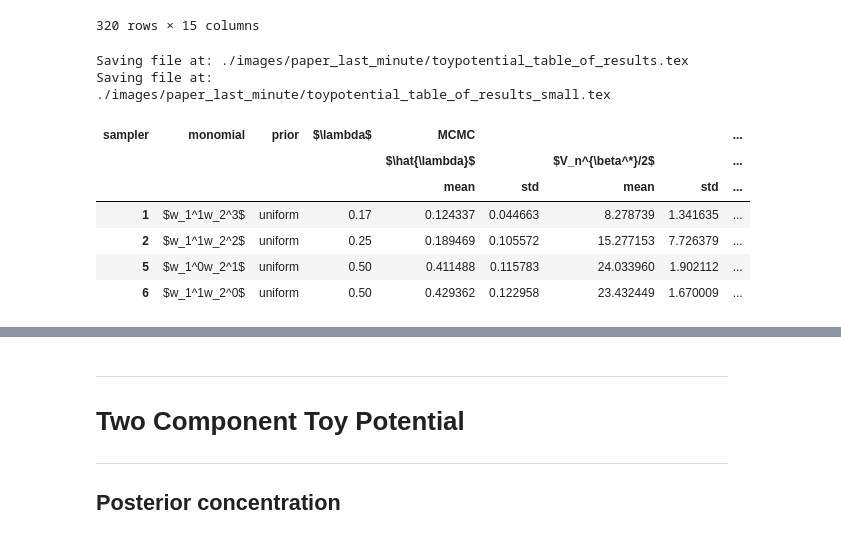
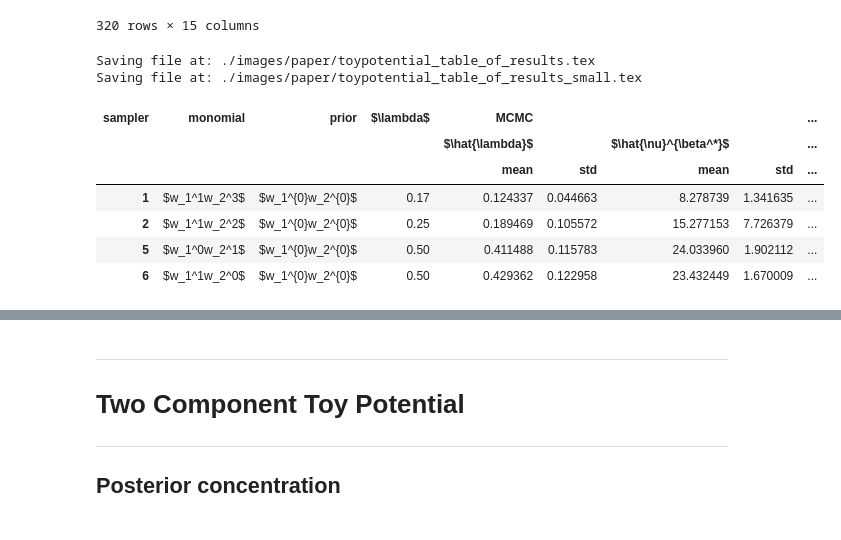
Before and after one commit to edmundlth/scalable_learning_coefficient_with_sgld, a Jupyter notebook: plot_toypotential_expt.ipynb, the cells around one changed output, grey strips where cells are left out. Drawn from its saved outputs; the diff is of its cells as text; code cells hidden in the pictures.

```diff
--- a/plot_toypotential_expt.ipynb
+++ b/plot_toypotential_expt.ipynb
@@ -13,7 +13,7 @@ sns.set()
 sns.set_style("whitegrid")
 
 IMAGEDIR = "./images/paper"
-DRYRUN = True
+DRYRUN = False
 
 SAVEOLD = False
 if os.path.isdir(IMAGEDIR) and SAVEOLD:
@@ -82,6 +82,8 @@ def extract_data_from_runs(collection, db_filter):
     df = pd.DataFrame(data, columns=['num_training_data', 'sigma', 'prior_sigma', 'prior_exponents', 'monomial_exponents', 'sampler', 'epsilon', 'seed', 'lambdahat', 'true_lambda', 'func_var', 'nu'])
     return df
 
+# UNIFORM_KEY = "uniform"
+UNIFORM_KEY = "$w_1^{0}w_2^{0}$"
 def process_result_df(df):
     if "true_lambda" not in df.columns:
         df['true_lambda'] = 1 / (2 * df['monomial'].apply(lambda x: max(x)))
@@ -93,7 +95,7 @@ def process_result_df(df):
         if exp is not None:
             entry = f"$w_1^{exp[0]}w_2^{exp[1]}$"
         else:
-            entry = "uniform" #f"$w_1^{0}w_2^{0}$"
+            entry = UNIFORM_KEY
         prior_monomials.append(entry)
     df["prior_monomial"] = prior_monomials
     # Concatenate sampler and chain_length for later use
@@ -109,15 +111,12 @@ def process_result_df(df):
     return df
 
 
-# # Read and process the JSON file
-# file_path = "./outputs/toypotentials/toy2dpotential_20230807/results.json"
-# df_result = process_json_file(file_path)
-
+# Read experiments results from Mongodb correcponding to EXPTNAME
 client = MongoClient('localhost', 27017)
 db = client['sgld_toy2dpotential_experiment']  # Replace 'your_database_name' with your actual database name
 collection = db['runs']
 
-EXPTNAME = "myexptname"
+EXPTNAME = "monomial_gaussian_and_localising_prior_20230815"
 db_filter = {"status": "COMPLETED", "meta.expt_name": EXPTNAME}
 df_result = extract_data_from_runs(collection, db_filter=db_filter)
 # From manual inspection, there are some spurious correlation of samples in MCMC-NUTS which cause exploding values, this is a filter.
@@ -147,53 +146,45 @@ df = df_result[
 df["true_lambda"] = df["true_lambda"].apply(lambda x: f"{x:.2f}")
 mapping = {
     "true_lambda": "$\lambda$",
-    "nu": "$V_n^{\\beta^*}/2$",
+    "nu": "$\hat{\\nu}^{\\beta^*}$",
     "lambdahat": "$\hat{\lambda}$",
     "monomial": "monomial",
     "prior_monomial": "prior",
     "sampler_name": "sampler"
 }
 df.columns = [mapping[col] for col in df.columns]
 index_cols = ["monomial", "prior_monomial", "true_lambda"]
 value_cols = ["lambdahat", "nu"]
 table = pd.pivot_table(
     df,
     index=[mapping[col] for col in index_cols],
     values=[mapping[col] for col in value_cols],
     columns=mapping["sampler_name"],
     aggfunc=[np.mean, np.std]
 )
 
-def _sort_key(x):
-    if x[1].startswith("$V_n^{\\beta^*}"):
-        return (x[0], "$\hat{\\nu}$", x[2]) # this is just so that $\hat{\lambda}$ come
-    else:
-        return x
-
-
 table.columns = table.columns.swaplevel(-1, 0)
-table = table.reindex(sorted(table.columns, key=_sort_key), axis=1)
+table = table.reindex(sorted(table.columns), axis=1)
 table = table.sort_index(level="$\lambda$").reset_index()
-# table.drop(table.columns[1], axis=1, inplace=True)
 table_str = table.to_latex(float_format="%.2f", header=True, index=False, sparsify=True)
 savestring_fn(table_str, "toypotential_table_of_results.tex")
 
-mask = [x.startswith("uniform") for x in table["prior"]]
+mask = [x.startswith(UNIFORM_KEY) for x in table["prior"]]
 table_small = table[mask]
 table_str_small = table_small.to_latex(float_format="%.2f", header=True, index=False, sparsify=True, multirow=False)
 savestring_fn(table_str_small, "toypotential_table_of_results_small.tex")
 
 table_small
 # %% [output]
-Saving file at: ./images/paper_last_minute/toypotential_table_of_results.tex
-Saving file at: ./images/paper_last_minute/toypotential_table_of_results_small.tex
+Saving file at: ./images/paper/toypotential_table_of_results.tex
+Saving file at: ./images/paper/toypotential_table_of_results_small.tex
 | sampler | monomial | prior | $\lambda$ | MCMC |  |  |  | ... |
-|  |  |  |  | $\hat{\lambda}$ |  | $V_n^{\beta^*}/2$ |  | ... |
+|  |  |  |  | $\hat{\lambda}$ |  | $\hat{\nu}^{\beta^*}$ |  | ... |
 |  |  |  |  | mean | std | mean | std | ... |
-| 1 | $w_1^1w_2^3$ | uniform | 0.17 | 0.124337 | 0.044663 | 8.278739 | 1.341635 | ... |
-| 2 | $w_1^1w_2^2$ | uniform | 0.25 | 0.189469 | 0.105572 | 15.277153 | 7.726379 | ... |
-| 5 | $w_1^0w_2^1$ | uniform | 0.50 | 0.411488 | 0.115783 | 24.033960 | 1.902112 | ... |
-| 6 | $w_1^1w_2^0$ | uniform | 0.50 | 0.429362 | 0.122958 | 23.432449 | 1.670009 | ... |
+| 1 | $w_1^1w_2^3$ | $w_1^{0}w_2^{0}$ | 0.17 | 0.124337 | 0.044663 | 8.278739 | 1.341635 | ... |
+| 2 | $w_1^1w_2^2$ | $w_1^{0}w_2^{0}$ | 0.25 | 0.189469 | 0.105572 | 15.277153 | 7.726379 | ... |
+| 5 | $w_1^0w_2^1$ | $w_1^{0}w_2^{0}$ | 0.50 | 0.411488 | 0.115783 | 24.033960 | 1.902112 | ... |
+| 6 | $w_1^1w_2^0$ | $w_1^{0}w_2^{0}$ | 0.50 | 0.429362 | 0.122958 | 23.432449 | 1.670009 | ... |
 # %%
 df = table_small
 # df = table
```
Also changed, not shown: parts of 2 cells of this notebook, 2 other files.
